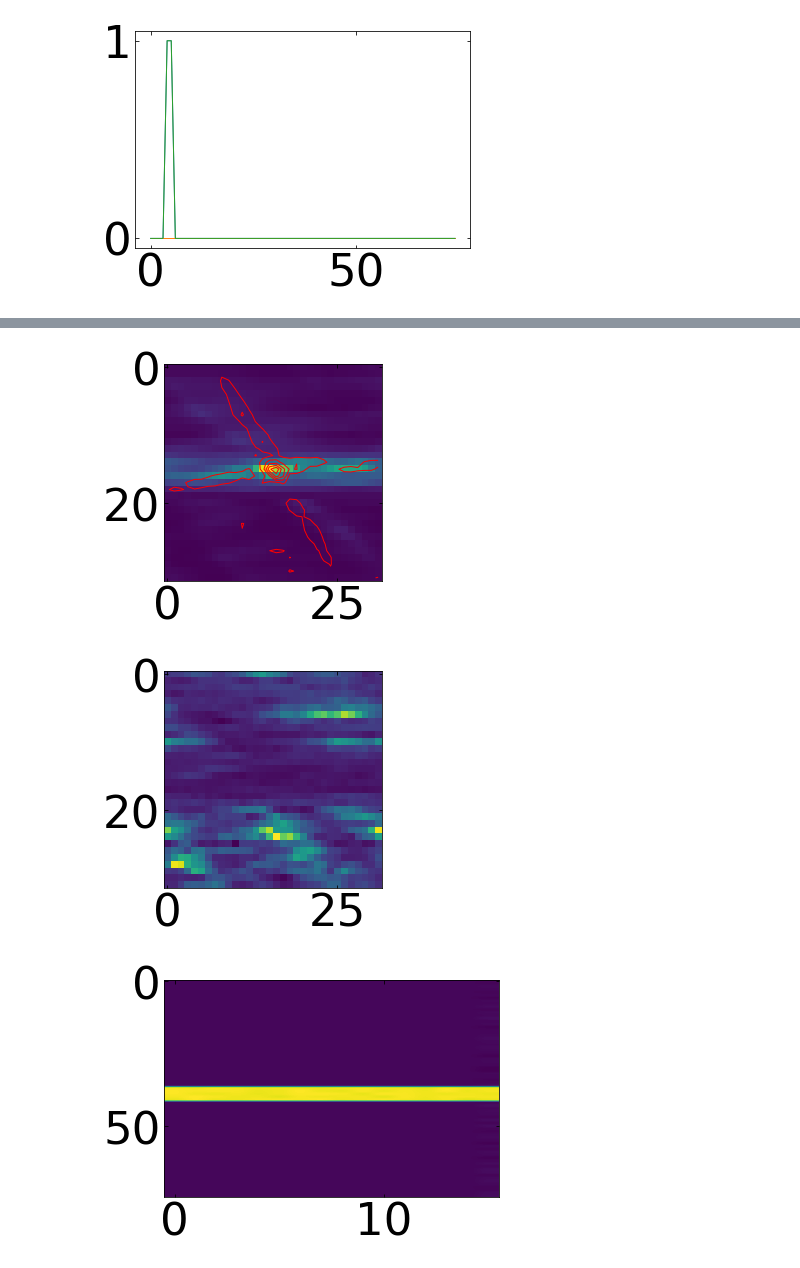
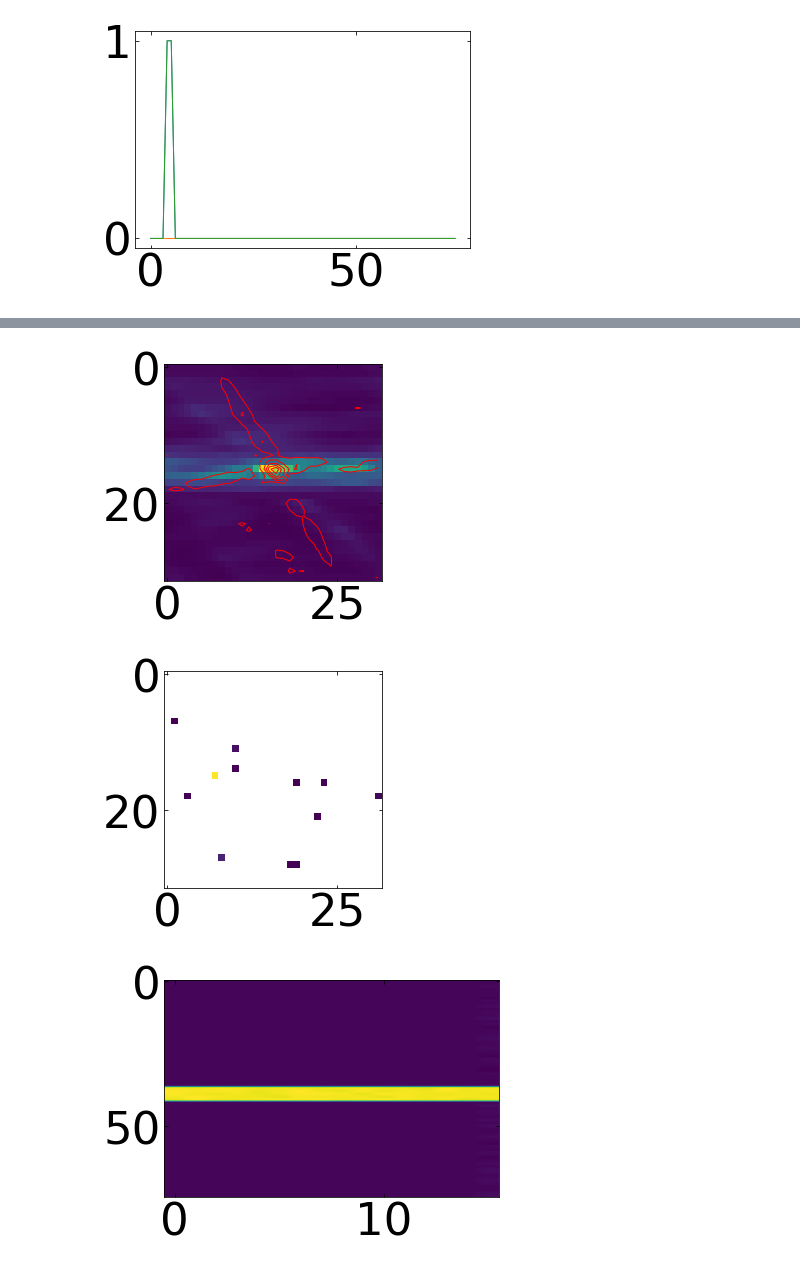
Before and after one commit to dsa110/dsa110-nsfrb, a Jupyter notebook: scripts/SearchAlgorithmTuning_V1.ipynb, the cells around one changed output, grey strips where cells are left out. Cells and saved outputs as stored; diff of their text form; code cells hidden in the pictures.

Commit message:
revised noise threshold default

```diff
--- a/scripts/SearchAlgorithmTuning_V1.ipynb
+++ b/scripts/SearchAlgorithmTuning_V1.ipynb
@@ -961,9 +961,9 @@ gsize = 32
 candidxs,cands,imgsearched,imgbinned=sl.run_search_new(img,RA_axis=np.arange(gsize),DEC_axis=np.arange(gsize),
                                                        time_axis=np.arange(75)*sl.tsamp,freq_axis=sl.freq_axis,
                    DM_trials=dmt,widthtrials=np.array([5,10]),
-                                                       tsamp=sl.tsamp,SNRthresh=0,plot=False,
-                   off=10,PSF=PSFimg,offpnoise=0.3,verbose=False,output_file="",noiseth=1e-4,canddict=canddict,usefft=True)
-sl.search_plots_new(canddict,img,RA_axis=np.arange(gsize),DEC_axis=np.arange(gsize),DM_trials=dmt,widthtrials=np.array([5,10]),vmax=100000,s100=10000)
+                                                       tsamp=sl.tsamp,SNRthresh=2500,plot=False,
+                   off=10,PSF=PSFimg,offpnoise=0.3,verbose=False,output_file="",noiseth=1e-2,canddict=canddict,usefft=True)
+sl.search_plots_new(canddict,img,RA_axis=np.arange(gsize),DEC_axis=np.arange(gsize),DM_trials=dmt,widthtrials=np.array([5,10]),vmin=1000,vmax=8000,s100=500)
 # %% [output]
 Spatial matched filtering with DSA PSF...
 Using 2D FFT method...
@@ -986,15 +1006,16 @@ Done! Found 209 candidates
 # %%
 plt.figure()
 plt.imshow(np.abs(np.fft.ifftshift(np.fft.ifft(np.fft.fftshift(np.fft.fft(img.mean(3)[:,:,75//2]))*np.fft.fftshift(np.fft.fft(PSFimg.mean(3)[:,:,75//2]))))))
 plt.contour(img.mean(3)[:,:,75//2],colors='red')
 plt.show()
 
 plt.figure()
 plt.imshow(imgsearched[:,:,0,0])
+plt.imshow(imgsearched[:,:,1,0])
 plt.show()
 # %% [output]
-[figure, old version]
+[figure, new version]
-[figure, old version]
+[figure, new version]
 # %%
 plt.figure()
 plt.imshow(sl.matched_filter_space(img,PSFimg,usefft=True)[150,150,:,:],aspect='auto')
```
Also changed, not shown: parts of 2 cells of this notebook, 2 other files.
